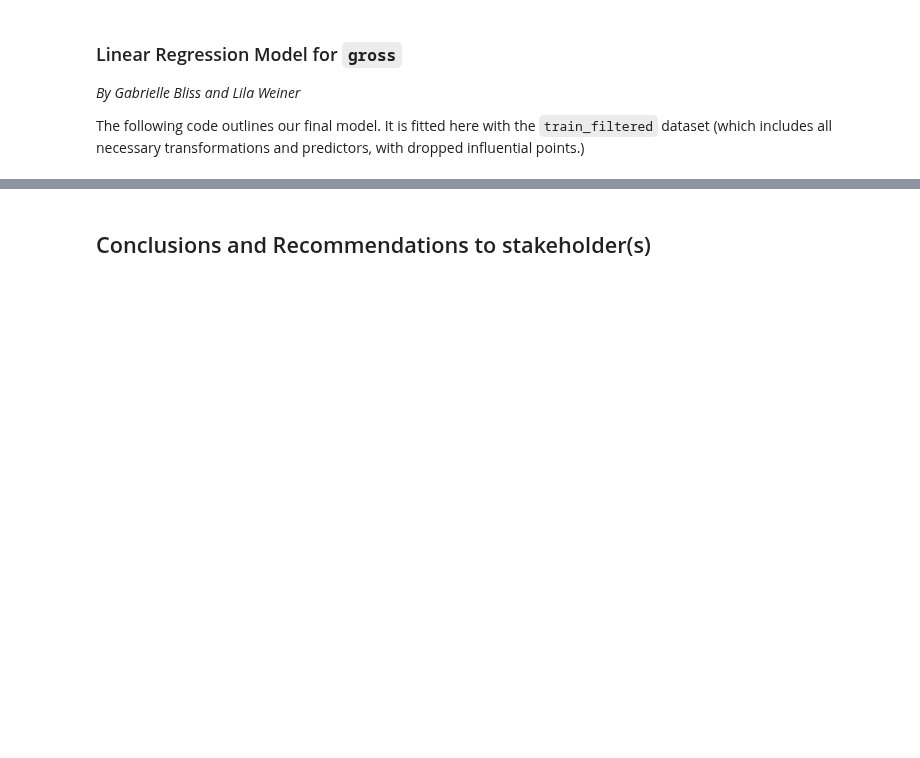
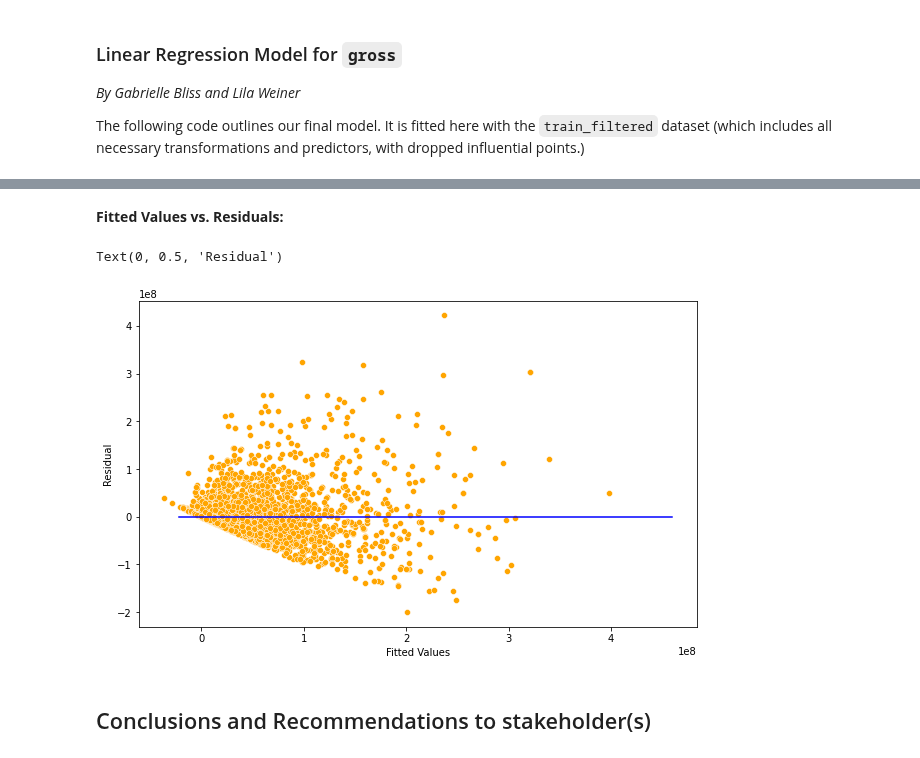
Before and after one commit to kennyeon/Too-Pullz-Project, a Jupyter notebook: Project Code Template.ipynb, the cells around one changed output, grey strips where cells are left out. Cells and saved outputs as stored; diff of their text form; code cells hidden in the pictures; blank space fills up the shorter version.

```diff
--- a/Project Code Template.ipynb
+++ b/Project Code Template.ipynb
@@ -1074,3 +1085,13 @@ strong multicollinearity or other numerical problems.
+# %% [markdown]
+**Fitted Values vs. Residuals:**
+# %%
+sns.scatterplot(x = model.fittedvalues, y=model.resid,color = 'orange')
+sns.lineplot(x = [predictions.min(),predictions.max()],y = [0,0],color = 'blue')
+plt.xlabel('Fitted Values')
+plt.ylabel('Residual')
+# %% [output]
+Text(0, 0.5, 'Residual')
+[figure, added]
 # %% [markdown]
 ## Conclusions and Recommendations to stakeholder(s)
 # %%
```
Also changed, not shown: parts of 15 cells of this notebook, 1 other file.
